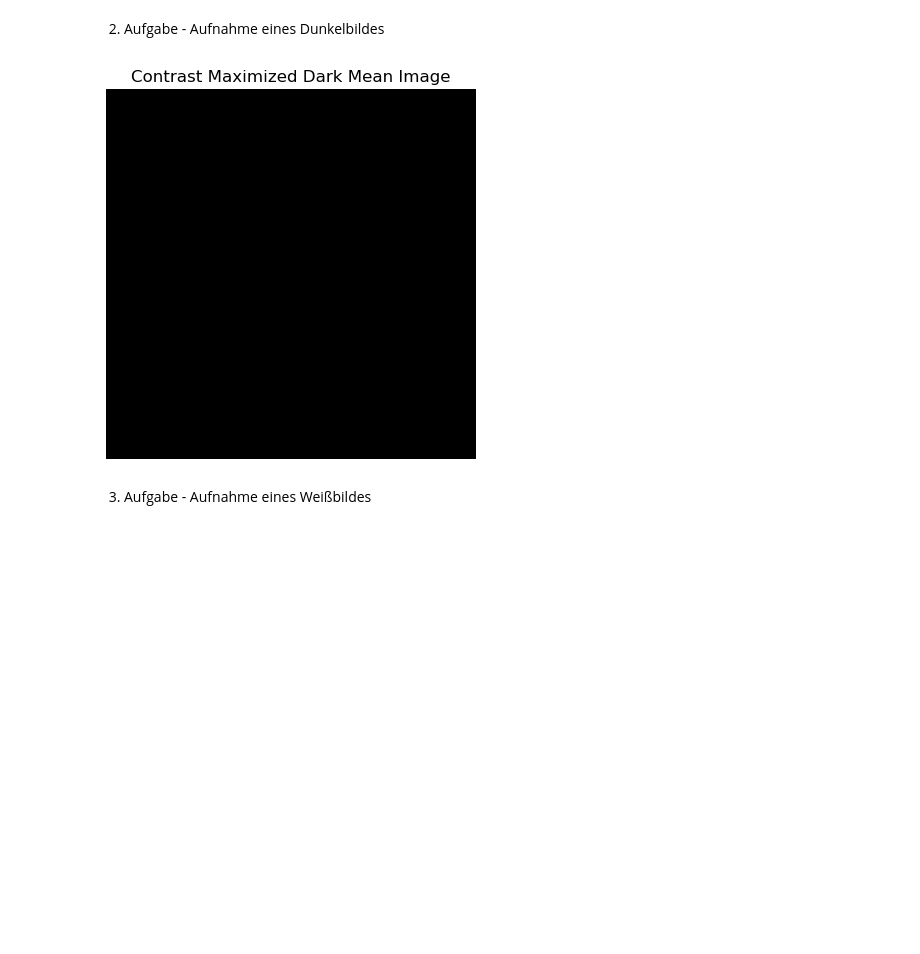
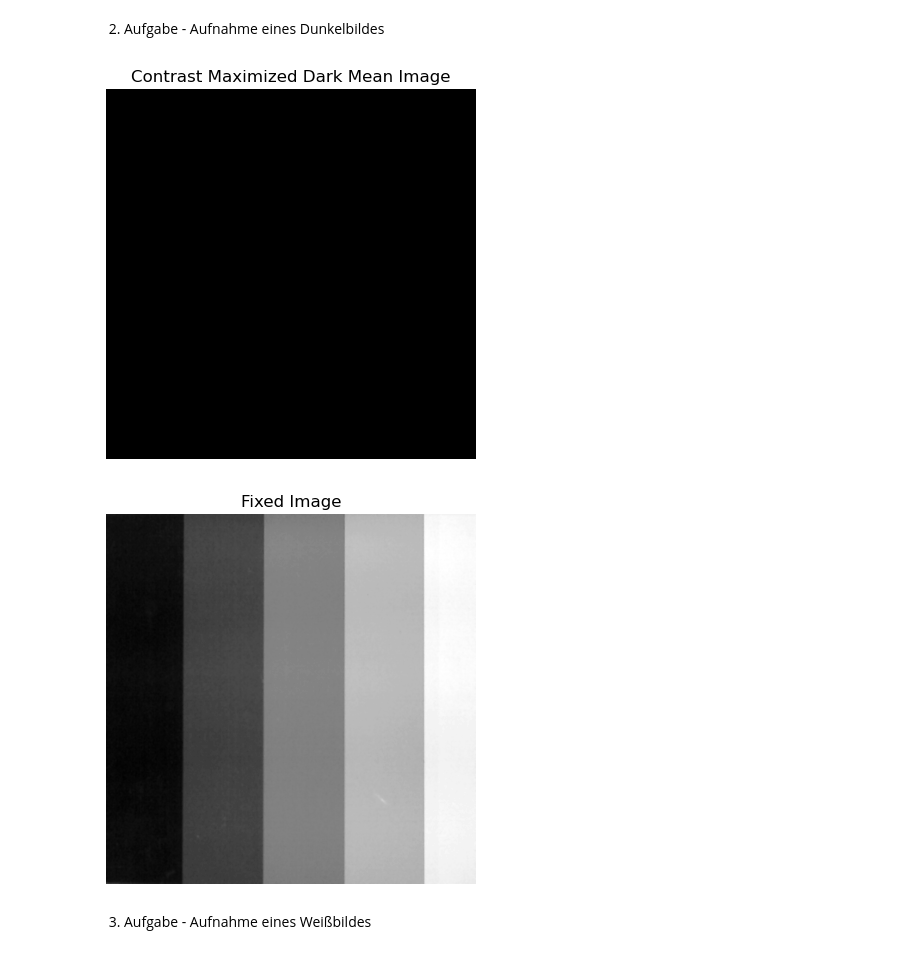
Before and after one commit to bgmpkr/SSS, a Jupyter notebook: versuch2/versuch2.ipynb, the cells around one changed output. Drawn from its saved outputs; the diff is of its cells as text; code cells hidden in the pictures; blank space fills up the shorter version.

Commit message:
aufgabe3

```diff
--- a/versuch2/versuch2.ipynb
+++ b/versuch2/versuch2.ipynb
@@ -65,7 +65,7 @@ weiß         | 3.7496418952941895 | 195.5585479736328
 2. Aufgabe - Aufnahme eines Dunkelbildes
 # %%
 image = "aufgabe2_"
-image2 = "aufgabe3_1.png"
+image2 = "aufgabe1.png"
 imagearray = []
 
 
@@ -78,38 +78,39 @@ def darkmean(path):
             imagearray.append(img)
 
     return np.mean(imagearray, axis=0).astype(np.double) #in double umwandeln
 
 darkmean = darkmean(image)
 cv2.imwrite("ergebnis_aufgabe2/darkmean.png", darkmean.astype('uint8'))
 
 def subdarkmean(img):
     img = cv2.imread(img, cv2.IMREAD_GRAYSCALE) #einlesen
     img_gray_resized = cv2.resize(img, (700, 700)) #
     return img_gray_resized - darkmean
 
 new_img = subdarkmean(image2)
 cv2.imwrite("ergebnis_aufgabe2/fixedimage.png", new_img.astype('uint8'))
 
 # Funktion zur Kontrastmaximierung aufrufen und kontrastmaximiertes Bild anzeigen
 def display_contrast_maximized_dark_image(dark_image):
     # Anwenden der Histogrammnormalisierung
     normalized_image = cv2.normalize(dark_image, None, alpha=0, beta=255, norm_type=cv2.NORM_MINMAX, dtype=cv2.CV_8U)
     # Anzeigen des kontrastmaximierten Dunkelbilds
     plt.imshow(normalized_image, cmap='gray')
     plt.title('Contrast Maximized Dark Mean Image')
     plt.axis('off')
     plt.show()
 
 display_contrast_maximized_dark_image(darkmean)
 
 # Laden und Anzeigen des fixedimage-Bildes
-#fixed_img = cv2.imread("ergebnis_aufgabe2/fixedimage.png", cv2.IMREAD_GRAYSCALE)
-#plt.imshow(fixed_img, cmap='gray')
-#plt.title('Fixed Bild')
-#plt.axis('off')  # Deaktivieren der Achsenbeschriftungen
-#plt.show()
+fixed_img = cv2.imread("ergebnis_aufgabe2/fixedimage.png", cv2.IMREAD_GRAYSCALE)
+plt.imshow(fixed_img, cmap='gray')
+plt.title('Fixed Image')
+plt.axis('off')  # Deaktivieren der Achsenbeschriftungen
+plt.show()
 # %% [output]
 [figure]
+[figure, added]
 # %% [markdown]
 3. Aufgabe - Aufnahme eines Weißbildes
 # %%
```
Also changed, not shown: parts of 1 cell of this notebook.
